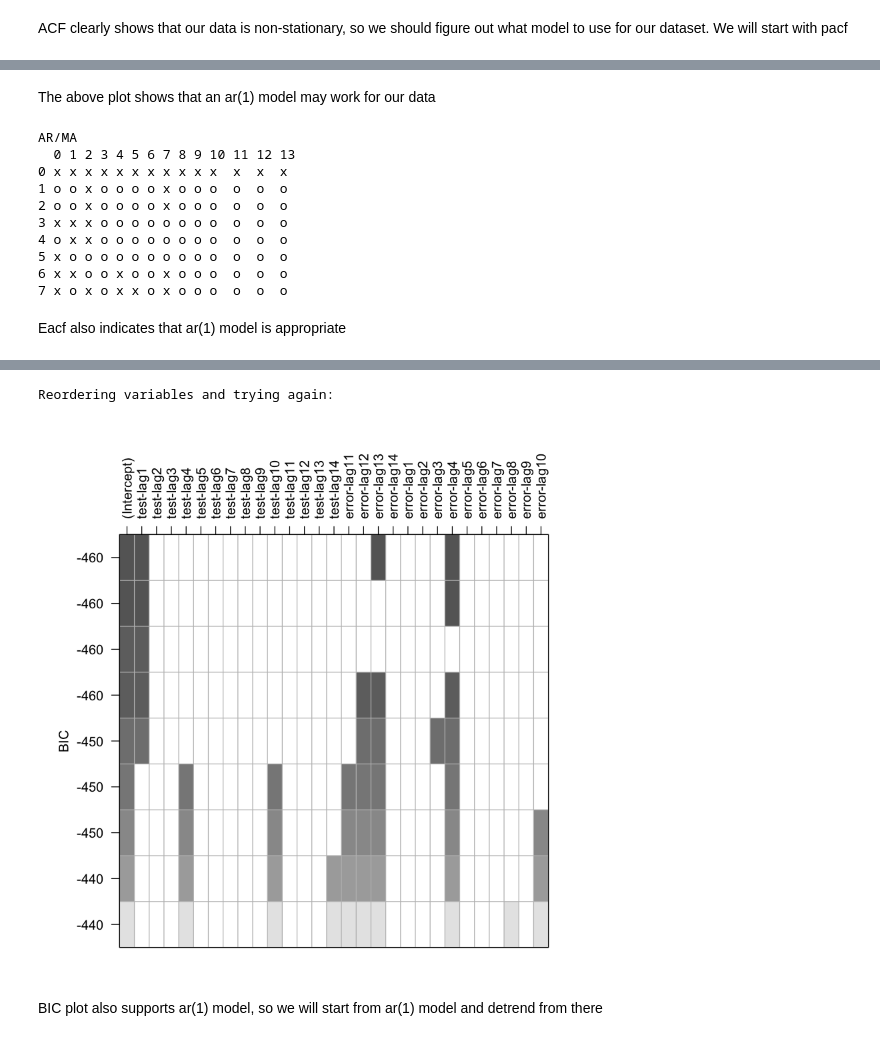
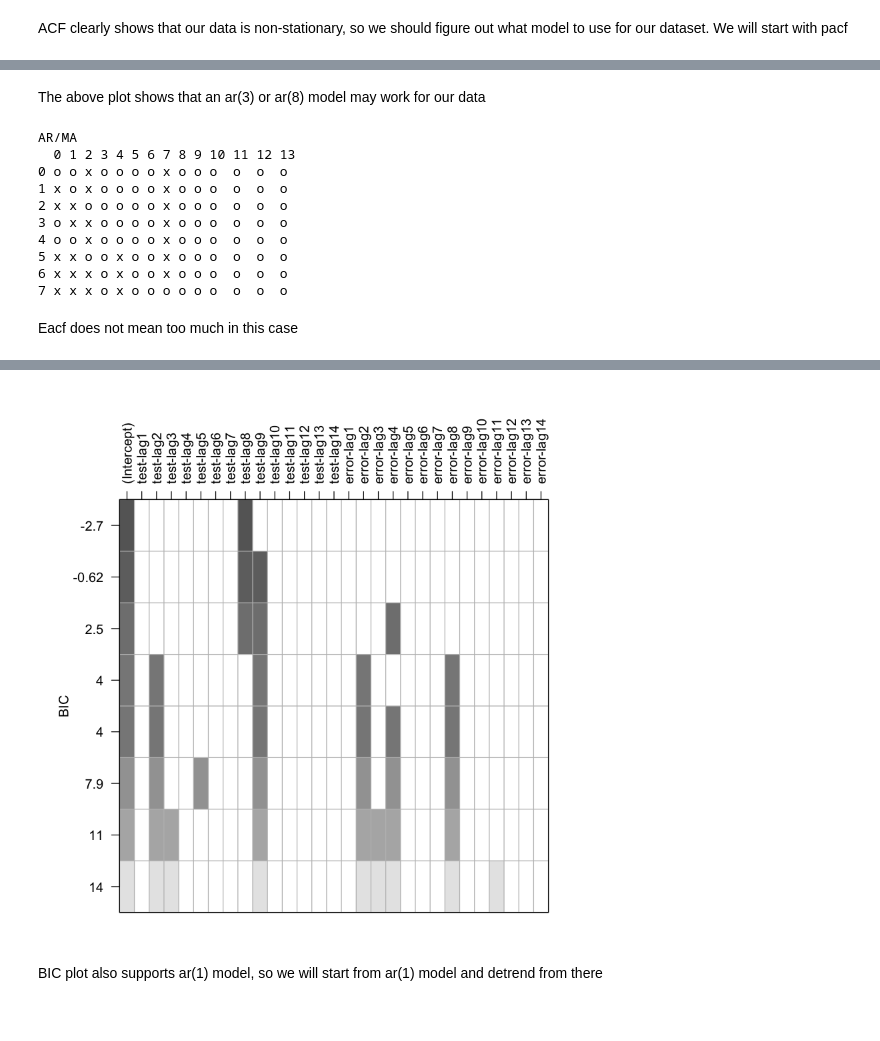
Before and after one commit to TImeSeriesSP/Time_Series, a Jupyter notebook: Model_Selection.ipynb, the cells around one changed output, grey strips where cells are left out. Drawn from its saved outputs; the diff is of its cells as text; code cells hidden in the pictures.

```diff
--- a/Model_Selection.ipynb
+++ b/Model_Selection.ipynb
@@ -21,5 +40,7 @@ plot(sp_ts)
 acf(sp_ts)
 # %% [output]
 [figure]
+# %%
+sp_diff <- diff(sp_ts)
 # %% [markdown]
 ACF clearly shows that our data is non-stationary, so we should figure out what model to use for our dataset. We will start with pacf
@@ -31,22 +57,22 @@ pacf(sp_ts)
 # %% [markdown]
-The above plot shows that an ar(1) model may work for our data
+The above plot shows that an ar(3) or ar(8) model may work for our data
 # %%
 # ploting eacf
-eacf(sp_ts)
+eacf(sp_diff)
 # %% [output]
 AR/MA
   0 1 2 3 4 5 6 7 8 9 10 11 12 13
-0 x x x x x x x x x x x  x  x  x
-1 o o x o o o o x o o o  o  o  o
-2 o o x o o o o x o o o  o  o  o
-3 x x x o o o o o o o o  o  o  o
-4 o x x o o o o o o o o  o  o  o
-5 x o o o o o o o o o o  o  o  o
-6 x x o o x o o x o o o  o  o  o
-7 x o x o x x o x o o o  o  o  o
+0 o o x o o o o x o o o  o  o  o
+1 x o x o o o o x o o o  o  o  o
+2 x x o o o o o x o o o  o  o  o
+3 o x x o o o o x o o o  o  o  o
+4 o o x o o o o x o o o  o  o  o
+5 x x o o x o o x o o o  o  o  o
+6 x x x o x o o x o o o  o  o  o
+7 x x x o x o o o o o o  o  o  o
-# %% [markdown]
-Eacf also indicates that ar(1) model is appropriate
+# %% [markdown]
+Eacf does not mean too much in this case
 # %%
 # plot BIC
-plot(armasubsets(y=sp_ts,nar=14,nma=14,y.name='test',ar.method='ols'))
+plot(armasubsets(y=sp_diff,nar=14,nma=14,y.name='test',ar.method='ols'))
 # %% [output]
@@ -55,4 +79,3 @@ Warning message in leaps.setup(x, y, wt = wt, nbest = nbest, nvmax = nvmax, forc
-Reordering variables and trying again:
-[figure, old version]
+[figure, new version]
 # %% [markdown]
 BIC plot also supports ar(1) model, so we will start from ar(1) model and detrend from there
```
Also changed, not shown: parts of 13 cells of this notebook, 1 other file.
